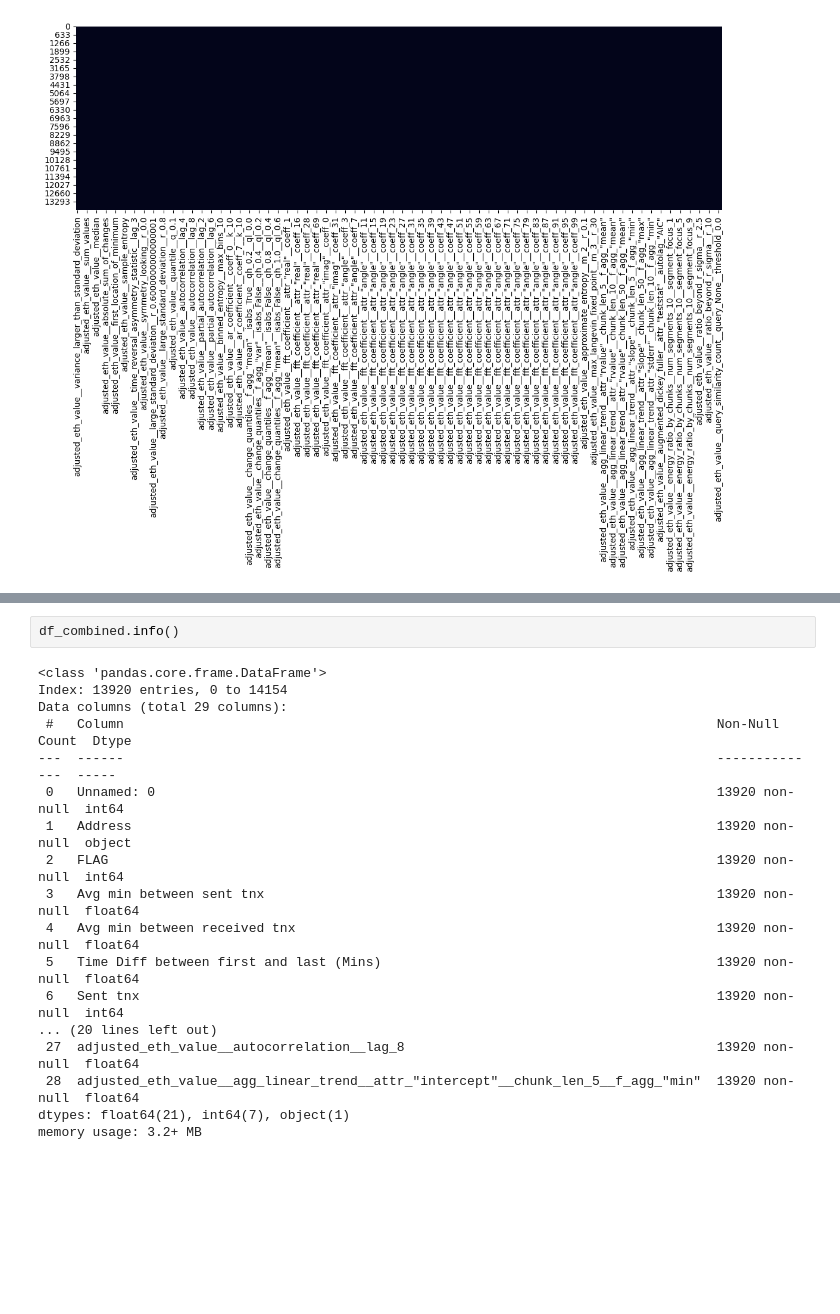
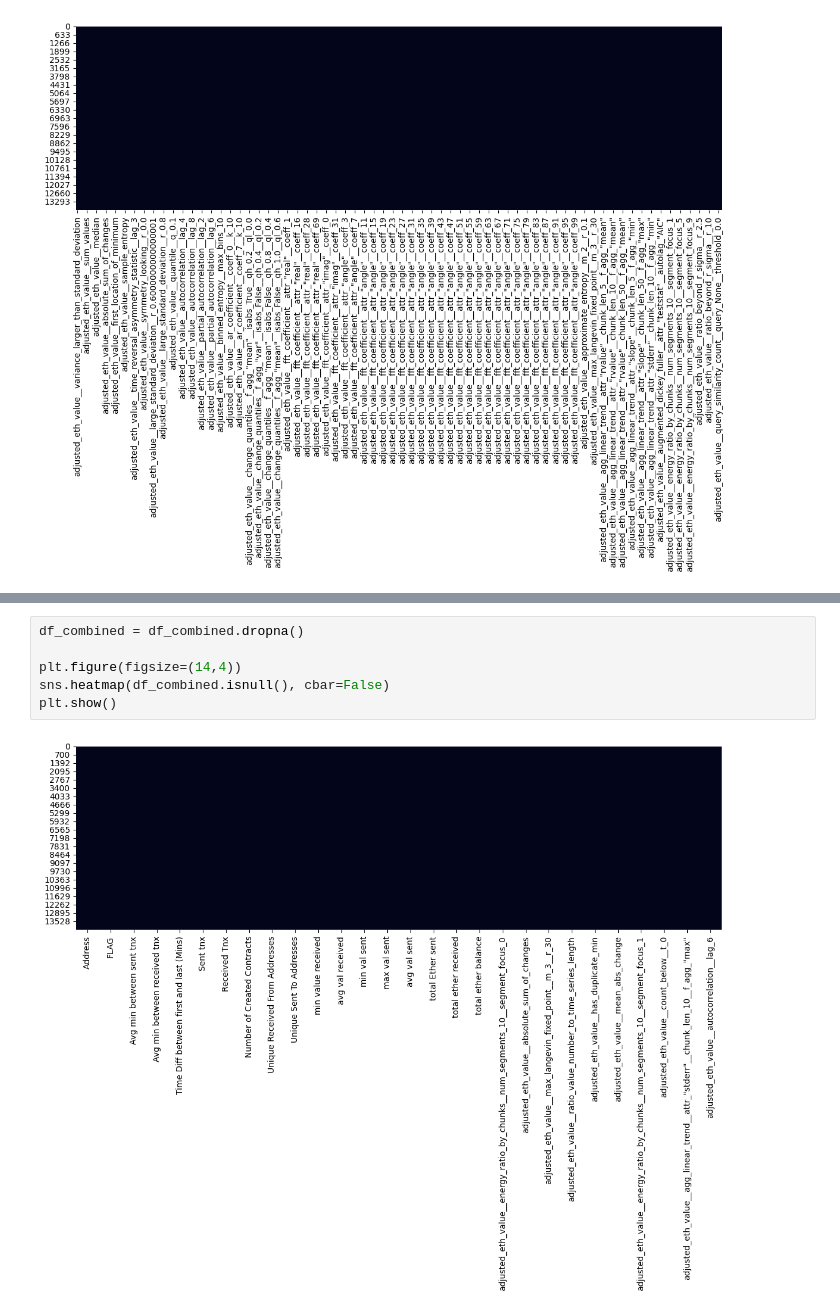
Before and after one commit to shazzad-hasan/ethereum-fraud-detection, a Jupyter notebook: data-preparation/kaggle_etherscan_time_series_data.ipynb, the cells around one changed output, grey strips where cells are left out. Cells and saved outputs as stored; diff of their text form; blank space fills up the shorter version.

```diff
--- a/data-preparation/kaggle_etherscan_time_series_data.ipynb
+++ b/data-preparation/kaggle_etherscan_time_series_data.ipynb
@@ -215,21 +236,9 @@ df_combined.head()
-# %%
-df_combined.info()
-# %% [output]
-<class 'pandas.core.frame.DataFrame'>
-Index: 13920 entries, 0 to 14154
-Data columns (total 29 columns):
- #   Column                                                                            Non-Null Count  Dtype
----  ------                                                                            --------------  -----
- 0   Unnamed: 0                                                                        13920 non-null  int64
- 1   Address                                                                           13920 non-null  object
- 2   FLAG                                                                              13920 non-null  int64
- 3   Avg min between sent tnx                                                          13920 non-null  float64
- 4   Avg min between received tnx                                                      13920 non-null  float64
- 5   Time Diff between first and last (Mins)                                           13920 non-null  float64
- 6   Sent tnx                                                                          13920 non-null  int64
-... (20 lines left out)
- 27  adjusted_eth_value__autocorrelation__lag_8                                        13920 non-null  float64
- 28  adjusted_eth_value__agg_linear_trend__attr_"intercept"__chunk_len_5__f_agg_"min"  13920 non-null  float64
-dtypes: float64(21), int64(7), object(1)
-memory usage: 3.2+ MB
+# %%
+df_combined = df_combined.dropna()
+
+plt.figure(figsize=(14,4))
+sns.heatmap(df_combined.isnull(), cbar=False)
+plt.show()
+# %% [output]
+[figure, added]
 # %%
```
Also changed, not shown: parts of 19 cells of this notebook.
